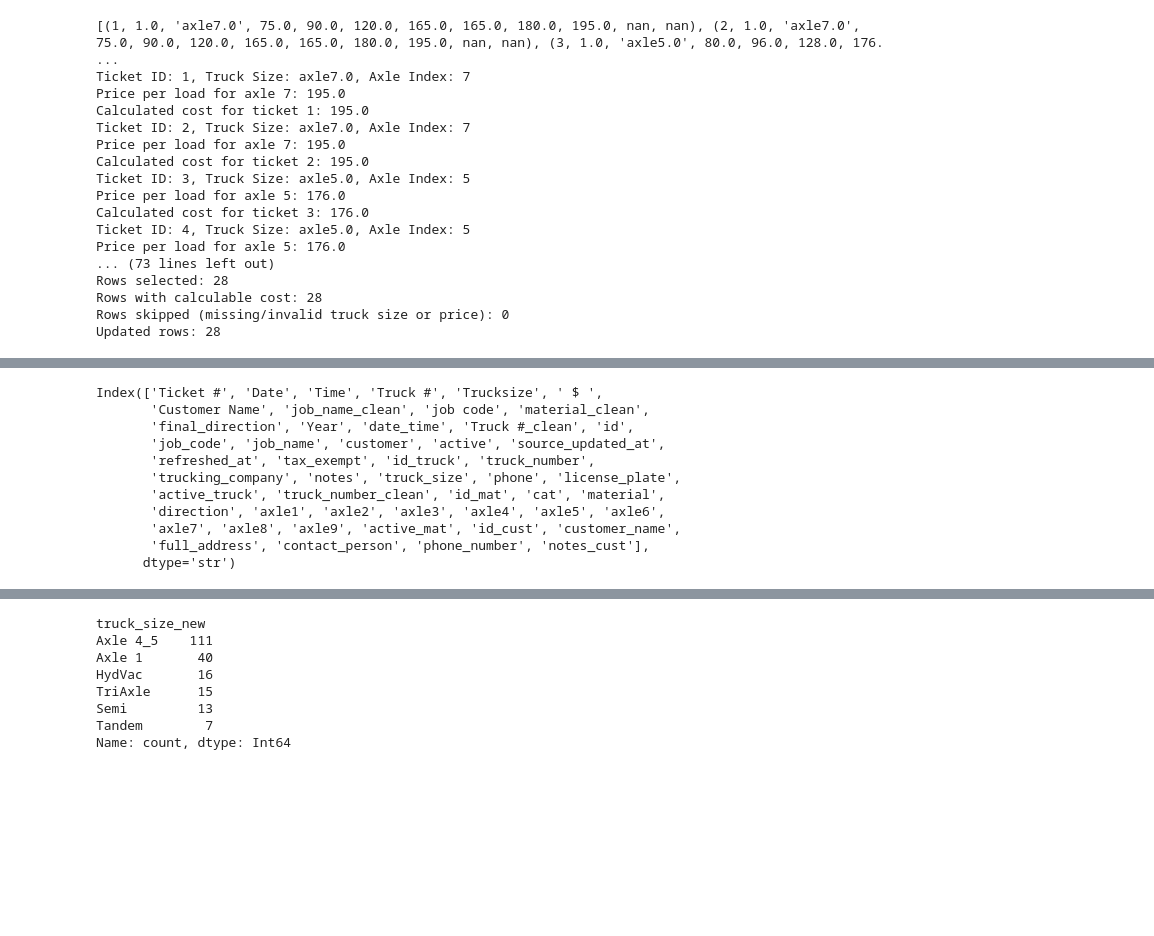
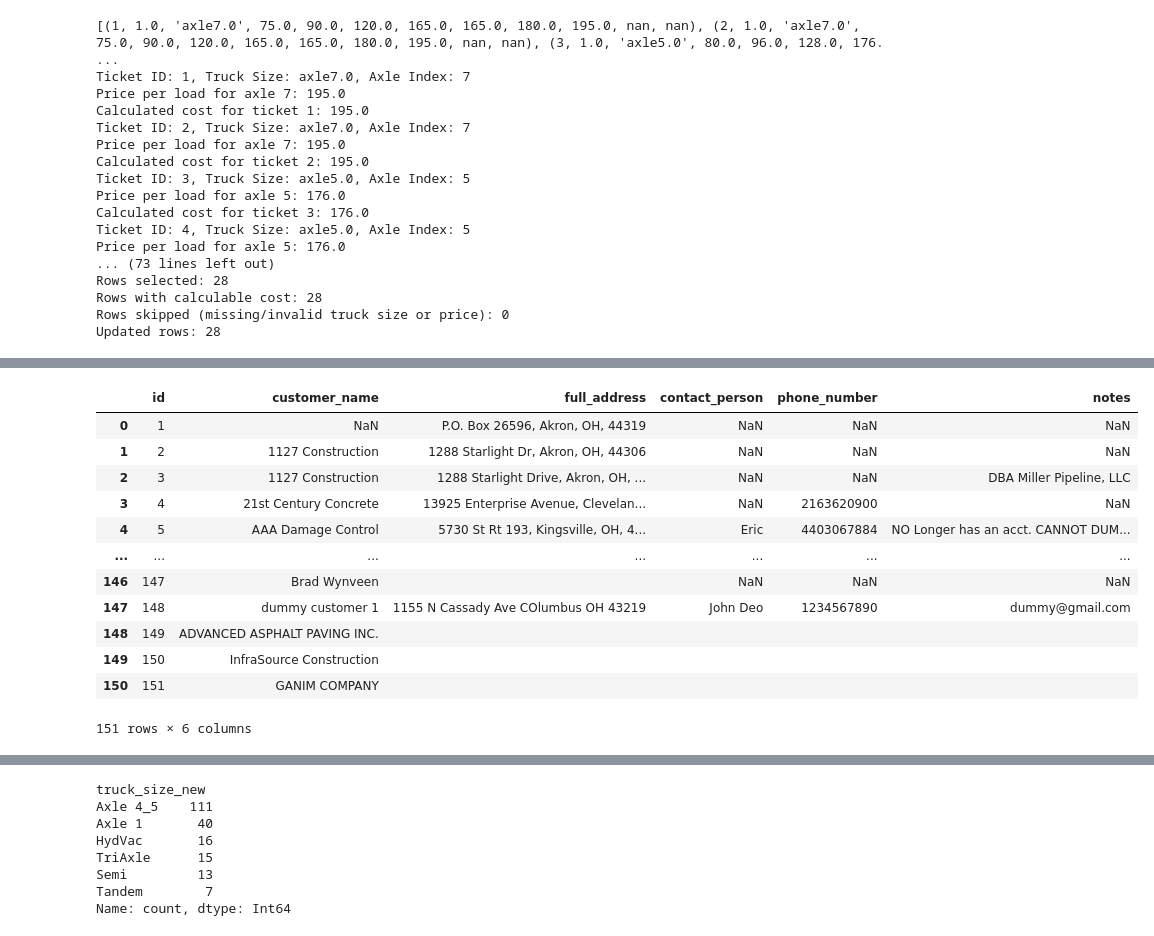
Before and after one commit to Pranava-mre/McCraken-Ticket-System, a Jupyter notebook: database.ipynb, the cells around one changed output, grey strips where cells are left out. Cells and saved outputs as stored; diff of their text form; code cells hidden in the pictures; blank space fills up the shorter version.

```diff
--- a/database.ipynb
+++ b/database.ipynb
@@ -840,17 +868,19 @@ df_merged = df_csv_jan2026.merge(df_jobs_cache, left_on="job code", right_on="jo
 df_merged = df_merged.merge(df_trucks, left_on="Truck #_clean", right_on="truck_number_clean", how="left", suffixes=("", "_truck"))
 df_merged = df_merged.merge(df_materials, left_on="material_clean", right_on="material_clean", how="left", suffixes=("", "_mat"))
 df_merged = df_merged.merge(df_customers, left_on="Customer Name", right_on="customer_name", how="left", suffixes=("", "_cust"))
-# %%
-df_merged.columns
-# %% [output]
-Index(['Ticket #', 'Date', 'Time', 'Truck #', 'Trucksize', ' $ ',
-       'Customer Name', 'job_name_clean', 'job code', 'material_clean',
-       'final_direction', 'Year', 'date_time', 'Truck #_clean', 'id',
-       'job_code', 'job_name', 'customer', 'active', 'source_updated_at',
-       'refreshed_at', 'tax_exempt', 'id_truck', 'truck_number',
-       'trucking_company', 'notes', 'truck_size', 'phone', 'license_plate',
-       'active_truck', 'truck_number_clean', 'id_mat', 'cat', 'material',
-       'direction', 'axle1', 'axle2', 'axle3', 'axle4', 'axle5', 'axle6',
-       'axle7', 'axle8', 'axle9', 'active_mat', 'id_cust', 'customer_name',
-       'full_address', 'contact_person', 'phone_number', 'notes_cust'],
-      dtype='str')
+# %%
+df_customers
+# %% [output]
+|  | id | customer_name | full_address | contact_person | phone_number | notes |
+| 0 | 1 | NaN | P.O. Box 26596, Akron, OH, 44319 | NaN | NaN | NaN |
+| 1 | 2 | 1127 Construction | 1288 Starlight Dr, Akron, OH, 44306 | NaN | NaN | NaN |
+| 2 | 3 | 1127 Construction | 1288 Starlight Drive, Akron, OH, ... | NaN | NaN | DBA Miller Pipeline, LLC |
+| 3 | 4 | 21st Century Concrete | 13925 Enterprise Avenue, Clevelan... | NaN | 2163620900 | NaN |
+| 4 | 5 | AAA Damage Control | 5730 St Rt 193, Kingsville, OH, 4... | Eric | 4403067884 | NO Longer has an acct. CANNOT DUM... |
+| ... | ... | ... | ... | ... | ... | ... |
+| 146 | 147 | Brad Wynveen |  | NaN | NaN | NaN |
+| 147 | 148 | dummy customer 1 | 1155 N Cassady Ave COlumbus OH 43219 | John Deo | 1234567890 | dummy@gmail.com |
+| 148 | 149 | ADVANCED ASPHALT PAVING INC. |  |  |  |  |
+| 149 | 150 | InfraSource Construction |  |  |  |  |
+| 150 | 151 | GANIM COMPANY |  |  |  |  |
+151 rows × 6 columns
```
Also changed, not shown: parts of 19 cells of this notebook, 2 other files.
